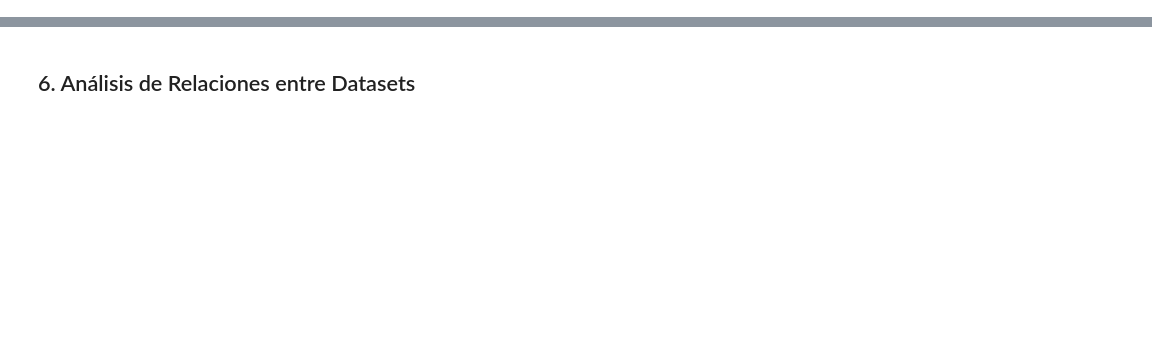
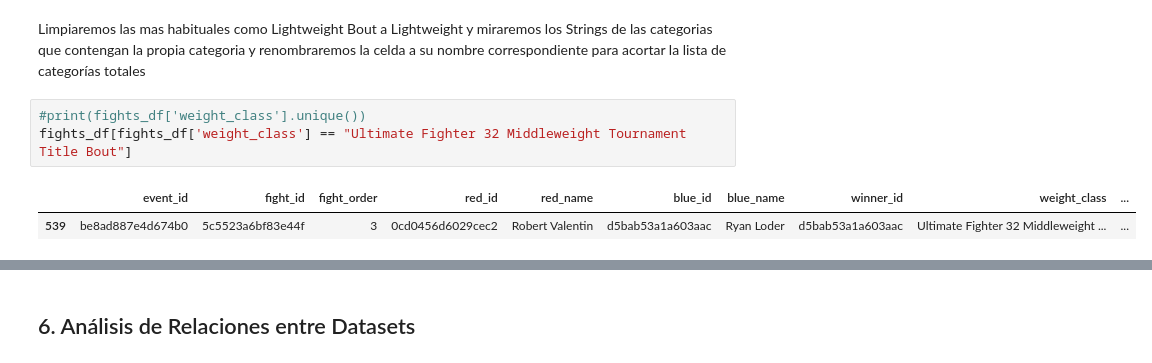
Before and after one commit to santifdezz/ufc-etl, a Jupyter notebook: notebooks/01_data_exploration.ipynb, the cells around one changed output, grey strips where cells are left out. Saved outputs shown, nothing was run; the diff lists cells and outputs as text; blank space fills up the shorter version.

```diff
--- a/notebooks/01_data_exploration.ipynb
+++ b/notebooks/01_data_exploration.ipynb
@@ -142,3 +314,11 @@ if 'weight_class' in fights_df.columns:
+# %% [markdown]
+Limpiaremos las mas habituales como Lightweight Bout a Lightweight y miraremos los Strings de las categorias que contengan la propia categoria y renombraremos la celda a su nombre correspondiente para acortar la lista de categorías totales
+# %%
+#print(fights_df['weight_class'].unique())
+fights_df[fights_df['weight_class'] == "Ultimate Fighter 32 Middleweight Tournament Title Bout"]
+# %% [output]
+|  | event_id | fight_id | fight_order | red_id | red_name | blue_id | blue_name | winner_id | weight_class | ... |
+| 539 | be8ad887e4d674b0 | 5c5523a6bf83e44f | 3 | 0cd0456d6029cec2 | Robert Valentin | d5bab53a1a603aac | Ryan Loder | d5bab53a1a603aac | Ultimate Fighter 32 Middleweight ... | ... |
 # %%
 # Análisis de métodos de finalización
 if 'method' in fights_df.columns:
```
Also changed, not shown: parts of 28 cells of this notebook, 29 other files.
